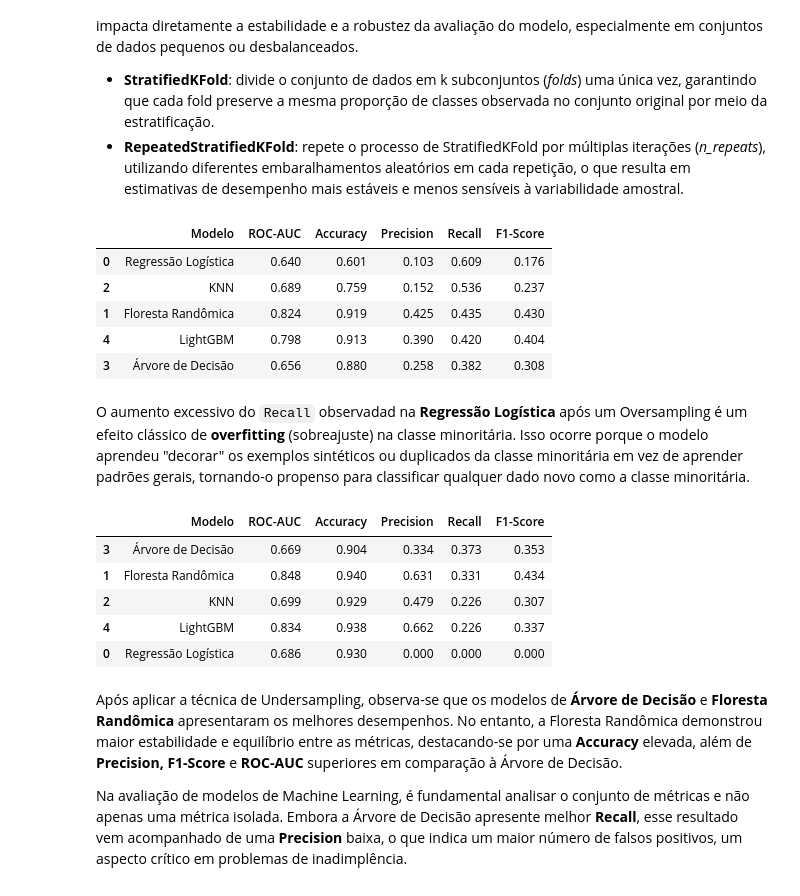
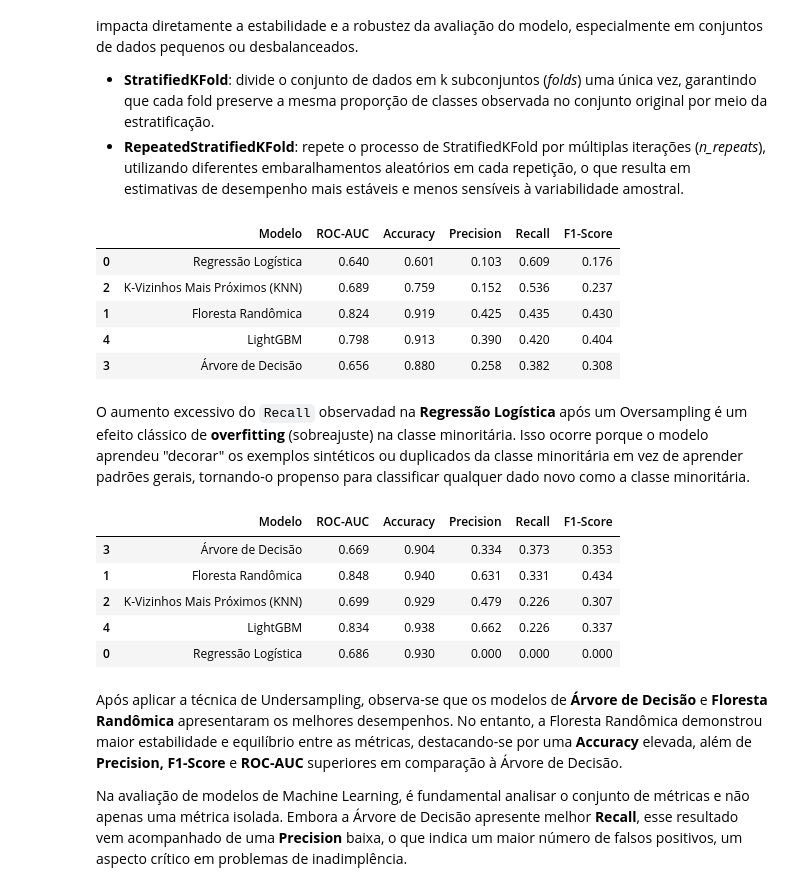
Before and after one commit to rrafahenrique/Modelo-Preditivo-Inadimplencia, a Jupyter notebook: DESAFIO - PARTE III.ipynb, the cells around one changed output. Drawn from its saved outputs; the diff is of its cells as text; code cells hidden in the pictures.

```diff
--- a/DESAFIO - PARTE III.ipynb
+++ b/DESAFIO - PARTE III.ipynb
@@ -147,13 +147,13 @@ Uma diferença importante observada nesses resultados está no fato de que, nest
 - **StratifiedKFold**: divide o conjunto de dados em k subconjuntos (*folds*) uma única vez, garantindo que cada fold preserve a mesma proporção de classes observada no conjunto original por meio da estratificação.
 - **RepeatedStratifiedKFold**: repete o processo de StratifiedKFold por múltiplas iterações (*n_repeats*), utilizando diferentes embaralhamentos aleatórios em cada repetição, o que resulta em estimativas de desempenho mais estáveis e menos sensíveis à variabilidade amostral.
 # %%
-# Processo leva aproximandamente 3 minutos
-df_com_over = ml.validacao_cruzada(X, y, oversampling = True)
+# Processo leva aproximandamente 4 minutos
+df_com_over, modelos_over = ml.validacao_cruzada(X, y, oversampling = True)
 df_com_over.sort_values('Recall', ascending = False).style.format("{:.3f}", subset = df_com_over.select_dtypes(include="number").columns).background_gradient(cmap='Blues')
 # %% [output]
 |  | Modelo | ROC-AUC | Accuracy | Precision | Recall | F1-Score |
 | 0 | Regressão Logística | 0.640 | 0.601 | 0.103 | 0.609 | 0.176 |
-| 2 | KNN | 0.689 | 0.759 | 0.152 | 0.536 | 0.237 |
+| 2 | K-Vizinhos Mais Próximos (KNN) | 0.689 | 0.759 | 0.152 | 0.536 | 0.237 |
 | 1 | Floresta Randômica | 0.824 | 0.919 | 0.425 | 0.435 | 0.430 |
 | 4 | LightGBM | 0.798 | 0.913 | 0.390 | 0.420 | 0.404 |
 | 3 | Árvore de Decisão | 0.656 | 0.880 | 0.258 | 0.382 | 0.308 |
@@ -161,13 +161,13 @@ df_com_over.sort_values('Recall', ascending = False).style.format("{:.3f}", subs
 O aumento excessivo do `Recall` observadad na **Regressão Logística** após um Oversampling é um efeito clássico de **overfitting** (sobreajuste) na classe minoritária. Isso ocorre porque o modelo aprendeu "decorar" os exemplos sintéticos ou duplicados da classe minoritária em vez de aprender padrões gerais, tornando-o propenso para classificar qualquer dado novo como a classe minoritária.
 # %%
 # Processo leva pouco mais de 1 minuto
-df_com_under = ml.validacao_cruzada(X, y, undersampling=True)
+df_com_under, modelos_under = ml.validacao_cruzada(X, y, undersampling=True)
 df_com_under.sort_values('Recall', ascending = False).style.format("{:.3f}", subset = df_com_under.select_dtypes(include="number").columns).background_gradient(cmap='Blues')
 # %% [output]
 |  | Modelo | ROC-AUC | Accuracy | Precision | Recall | F1-Score |
 | 3 | Árvore de Decisão | 0.669 | 0.904 | 0.334 | 0.373 | 0.353 |
 | 1 | Floresta Randômica | 0.848 | 0.940 | 0.631 | 0.331 | 0.434 |
-| 2 | KNN | 0.699 | 0.929 | 0.479 | 0.226 | 0.307 |
+| 2 | K-Vizinhos Mais Próximos (KNN) | 0.699 | 0.929 | 0.479 | 0.226 | 0.307 |
 | 4 | LightGBM | 0.834 | 0.938 | 0.662 | 0.226 | 0.337 |
 | 0 | Regressão Logística | 0.686 | 0.930 | 0.000 | 0.000 | 0.000 |
 # %% [markdown]
```
Also changed, not shown: parts of 49 cells of this notebook, 6 other files.
